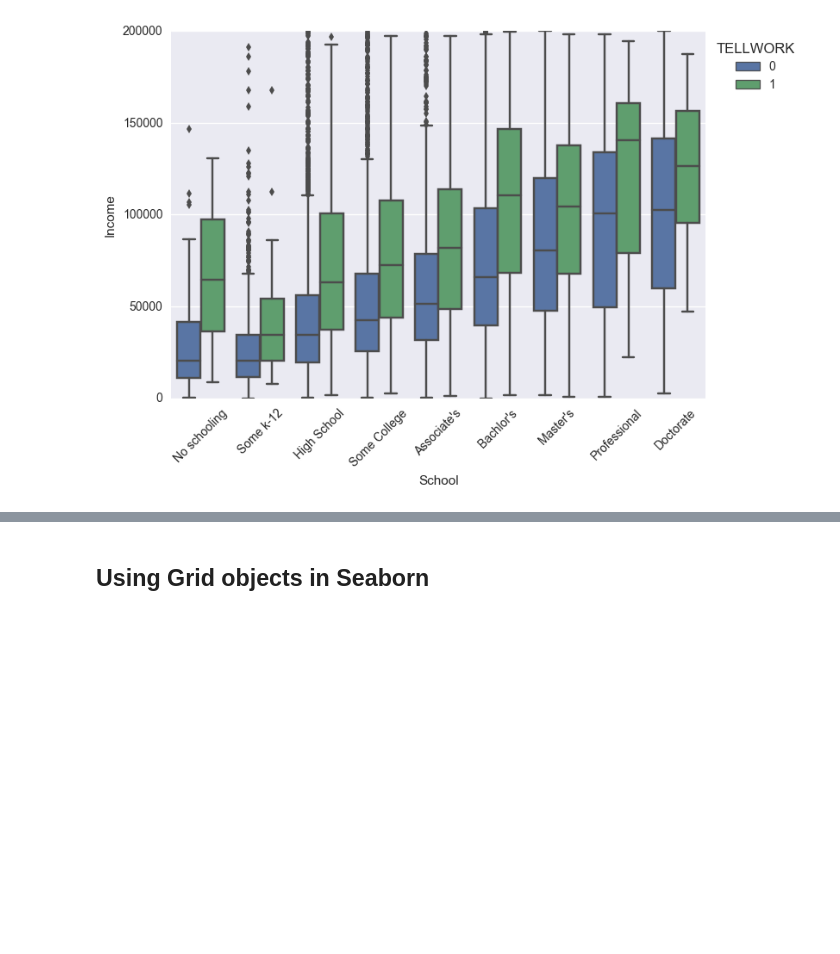
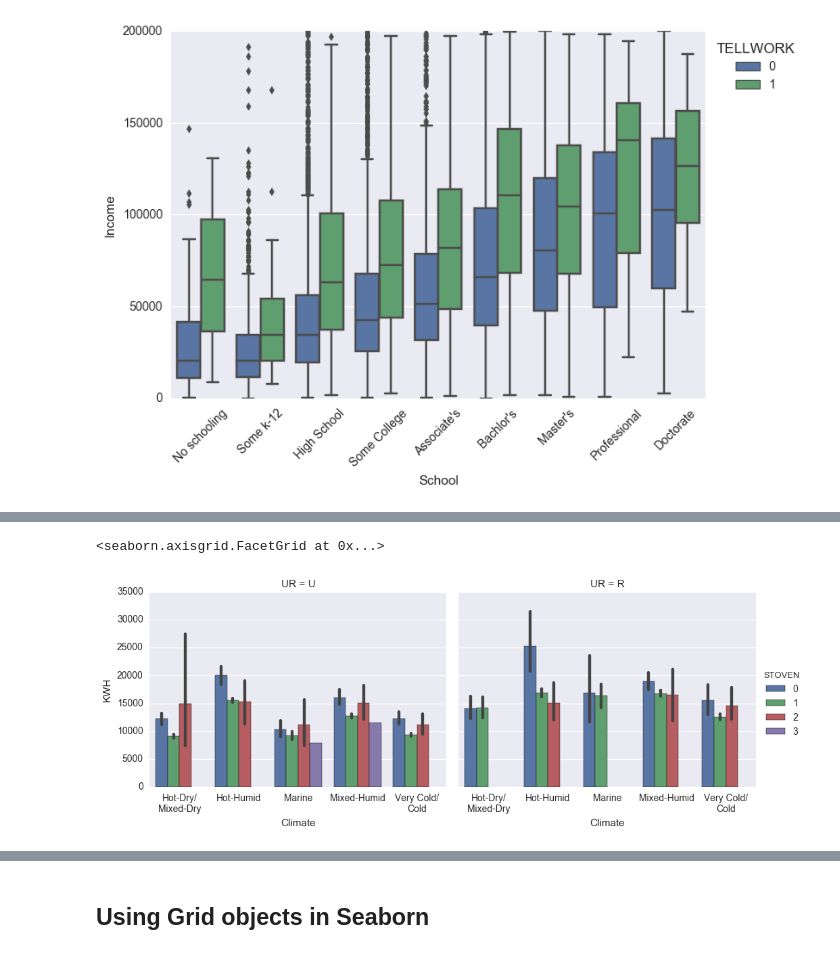
Before and after one commit to gschivley/Visualization-tutorial, a Jupyter notebook: Visualization tutorial.ipynb, the cells around one changed output, grey strips where cells are left out. Saved outputs shown, nothing was run; the diff lists cells and outputs as text; code cells hidden in the pictures; blank space fills up the shorter version.

```diff
--- a/Visualization tutorial.ipynb
+++ b/Visualization tutorial.ipynb
@@ -217,0 +213,6 @@ plt.xticks(rotation=45)
+# %%
+sns.factorplot('Climate', 'KWH', data=house, col='UR',
+               hue='STOVEN', kind='bar', aspect=1.25)
+# %% [output]
+<seaborn.axisgrid.FacetGrid at 0x...>
+[figure, added]
```
Also changed, not shown: parts of 29 cells of this notebook.
